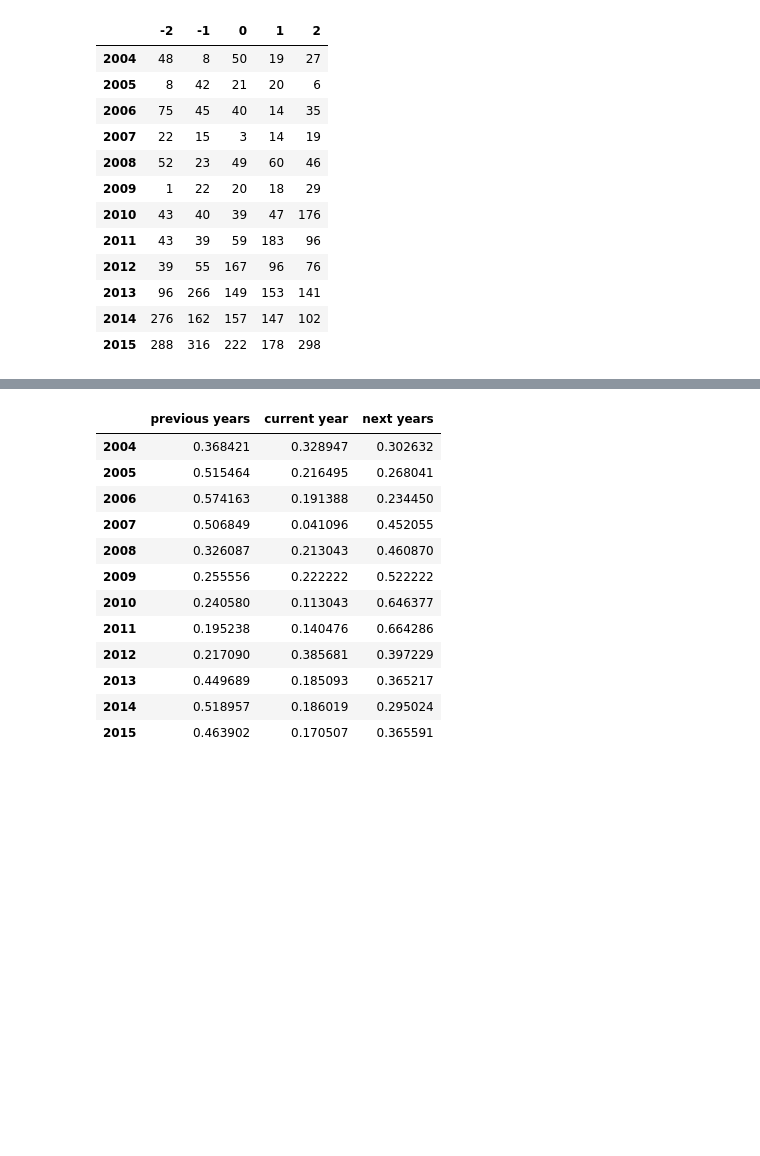
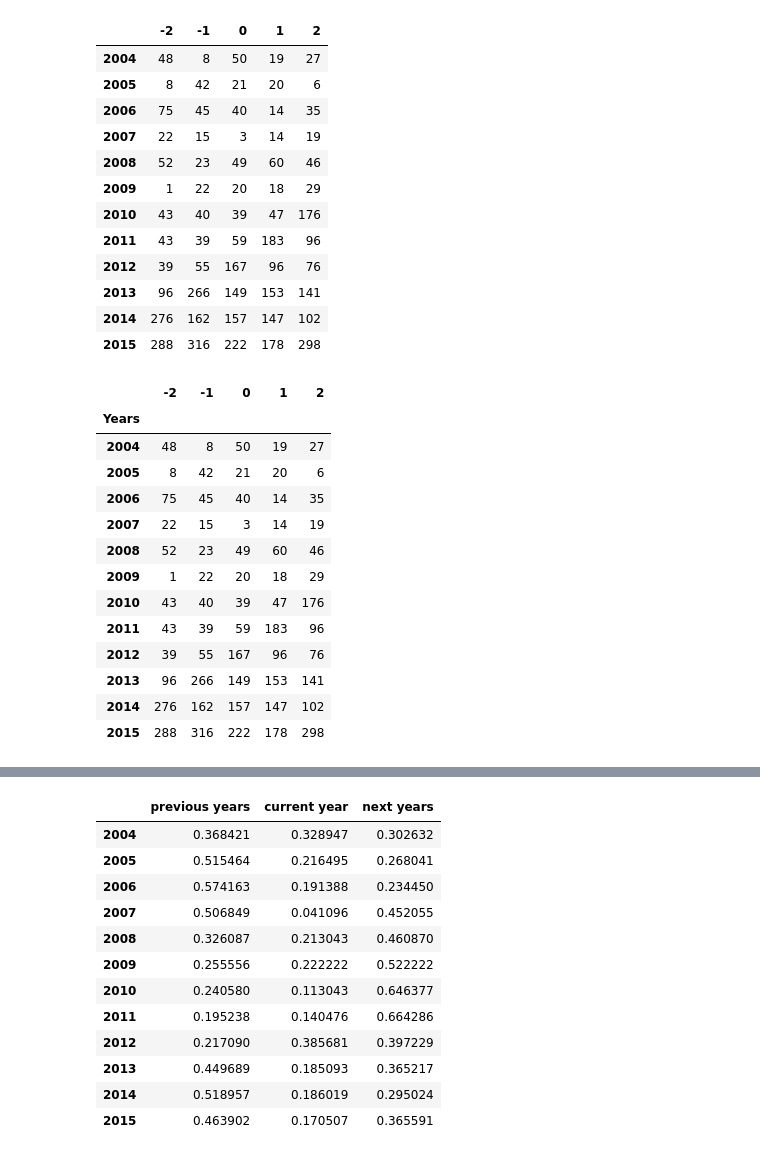
Before and after one commit to emoral435/JupyterPatents, a Jupyter notebook: JobEmbeddings/Job Word Embeddings.ipynb, the cells around one changed output, grey strips where cells are left out. Saved outputs shown, nothing was run; the diff lists cells and outputs as text; code cells hidden in the pictures; blank space fills up the shorter version.

```diff
--- a/JobEmbeddings/Job Word Embeddings.ipynb
+++ b/JobEmbeddings/Job Word Embeddings.ipynb
@@ -360,4 +362,20 @@ cos_count.to_pickle("./dvlpr_coscount.pkl")
 # %%
 dvlpr_ratio = cos_count.copy()
 dvlpr_ratio.index.name = "Years"
+dvlpr_ratio
+# %% [output]
+|  | -2 | -1 | 0 | 1 | 2 |
+| Years |  |  |  |  |  |
+| 2004 | 48 | 8 | 50 | 19 | 27 |
+| 2005 | 8 | 42 | 21 | 20 | 6 |
+| 2006 | 75 | 45 | 40 | 14 | 35 |
+| 2007 | 22 | 15 | 3 | 14 | 19 |
+| 2008 | 52 | 23 | 49 | 60 | 46 |
+| 2009 | 1 | 22 | 20 | 18 | 29 |
+| 2010 | 43 | 40 | 39 | 47 | 176 |
+| 2011 | 43 | 39 | 59 | 183 | 96 |
+| 2012 | 39 | 55 | 167 | 96 | 76 |
+| 2013 | 96 | 266 | 149 | 153 | 141 |
+| 2014 | 276 | 162 | 157 | 147 | 102 |
+| 2015 | 288 | 316 | 222 | 178 | 298 |
 # %%
```
Also changed, not shown: parts of 3 cells of this notebook, 6 other files.
